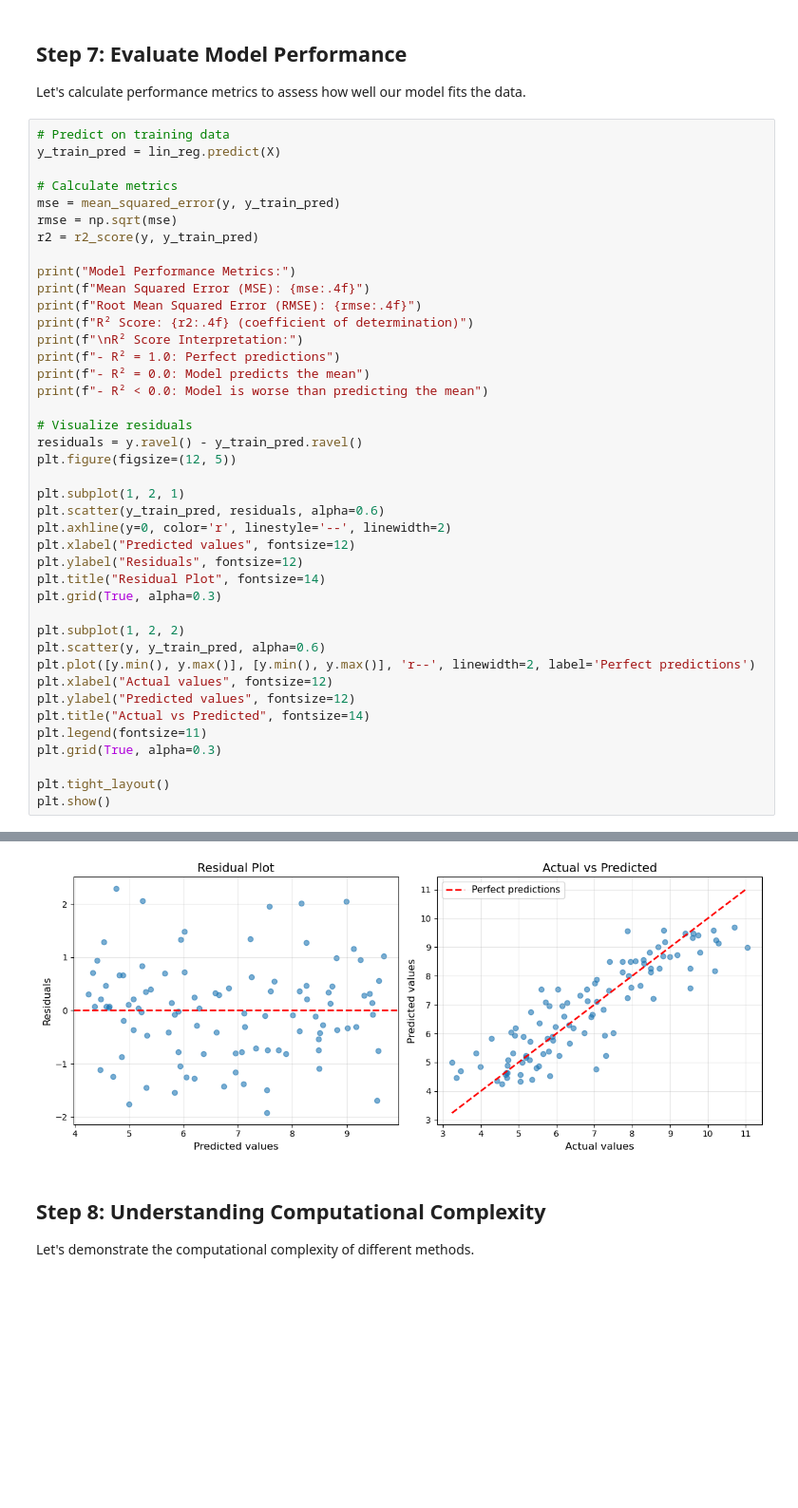
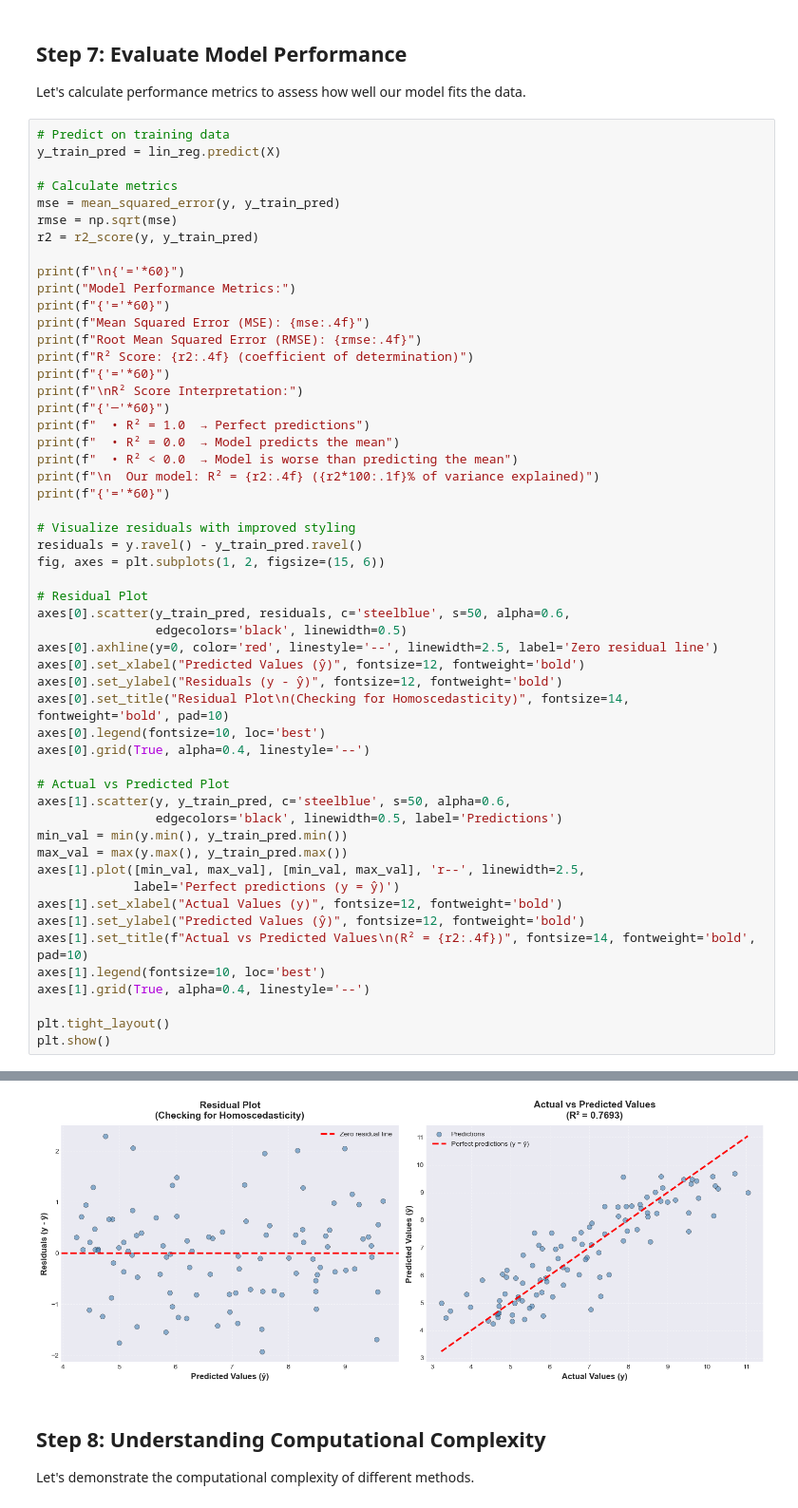
Before and after one commit to Zinoh0A/ML-StudentDropout-Classification-HousePricesPrediction-Linear-Regression, a Jupyter notebook: LR.ipynb, the cells around one changed output, grey strips where cells are left out. Shown at 95% size. Drawn from its saved outputs; the diff is of its cells as text; blank space fills up the shorter version.

```diff
--- a/LR.ipynb
+++ b/LR.ipynb
@@ -251,35 +351,47 @@ mse = mean_squared_error(y, y_train_pred)
 rmse = np.sqrt(mse)
 r2 = r2_score(y, y_train_pred)
 
+print(f"\n{'='*60}")
 print("Model Performance Metrics:")
+print(f"{'='*60}")
 print(f"Mean Squared Error (MSE): {mse:.4f}")
 print(f"Root Mean Squared Error (RMSE): {rmse:.4f}")
 print(f"R² Score: {r2:.4f} (coefficient of determination)")
+print(f"{'='*60}")
 print(f"\nR² Score Interpretation:")
-print(f"- R² = 1.0: Perfect predictions")
-print(f"- R² = 0.0: Model predicts the mean")
-print(f"- R² < 0.0: Model is worse than predicting the mean")
+print(f"{'─'*60}")
+print(f"  • R² = 1.0  → Perfect predictions")
+print(f"  • R² = 0.0  → Model predicts the mean")
+print(f"  • R² < 0.0  → Model is worse than predicting the mean")
+print(f"\n  Our model: R² = {r2:.4f} ({r2*100:.1f}% of variance explained)")
+print(f"{'='*60}")
 
-# Visualize residuals
+# Visualize residuals with improved styling
 residuals = y.ravel() - y_train_pred.ravel()
-plt.figure(figsize=(12, 5))
+fig, axes = plt.subplots(1, 2, figsize=(15, 6))
 
-plt.subplot(1, 2, 1)
-plt.scatter(y_train_pred, residuals, alpha=0.6)
-plt.axhline(y=0, color='r', linestyle='--', linewidth=2)
-plt.xlabel("Predicted values", fontsize=12)
-plt.ylabel("Residuals", fontsize=12)
-plt.title("Residual Plot", fontsize=14)
-plt.grid(True, alpha=0.3)
+# Residual Plot
+axes[0].scatter(y_train_pred, residuals, c='steelblue', s=50, alpha=0.6,
+                edgecolors='black', linewidth=0.5)
+axes[0].axhline(y=0, color='red', linestyle='--', linewidth=2.5, label='Zero residual line')
+axes[0].set_xlabel("Predicted Values (ŷ)", fontsize=12, fontweight='bold')
+axes[0].set_ylabel("Residuals (y - ŷ)", fontsize=12, fontweight='bold')
+axes[0].set_title("Residual Plot\n(Checking for Homoscedasticity)", fontsize=14, fontweight='bold', pad=10)
+axes[0].legend(fontsize=10, loc='best')
+axes[0].grid(True, alpha=0.4, linestyle='--')
 
-plt.subplot(1, 2, 2)
-plt.scatter(y, y_train_pred, alpha=0.6)
-plt.plot([y.min(), y.max()], [y.min(), y.max()], 'r--', linewidth=2, label='Perfect predictions')
-plt.xlabel("Actual values", fontsize=12)
-plt.ylabel("Predicted values", fontsize=12)
-plt.title("Actual vs Predicted", fontsize=14)
-plt.legend(fontsize=11)
-plt.grid(True, alpha=0.3)
+# Actual vs Predicted Plot
+axes[1].scatter(y, y_train_pred, c='steelblue', s=50, alpha=0.6,
+                edgecolors='black', linewidth=0.5, label='Predictions')
+min_val = min(y.min(), y_train_pred.min())
+max_val = max(y.max(), y_train_pred.max())
+axes[1].plot([min_val, max_val], [min_val, max_val], 'r--', linewidth=2.5,
+             label='Perfect predictions (y = ŷ)')
+axes[1].set_xlabel("Actual Values (y)", fontsize=12, fontweight='bold')
+axes[1].set_ylabel("Predicted Values (ŷ)", fontsize=12, fontweight='bold')
+axes[1].set_title(f"Actual vs Predicted Values\n(R² = {r2:.4f})", fontsize=14, fontweight='bold', pad=10)
+axes[1].legend(fontsize=10, loc='best')
+axes[1].grid(True, alpha=0.4, linestyle='--')
 
 plt.tight_layout()
 plt.show()
@@ -296,4 +415,4 @@ R² Score Interpretation:
-[figure, old version]
+[figure, new version]
 # %% [markdown]
 ## Step 8: Understanding Computational Complexity
 
```
Also changed, not shown: parts of 16 cells of this notebook, 1 other file.
